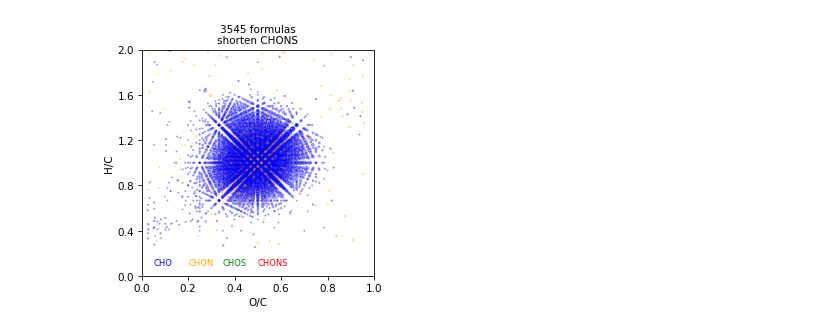
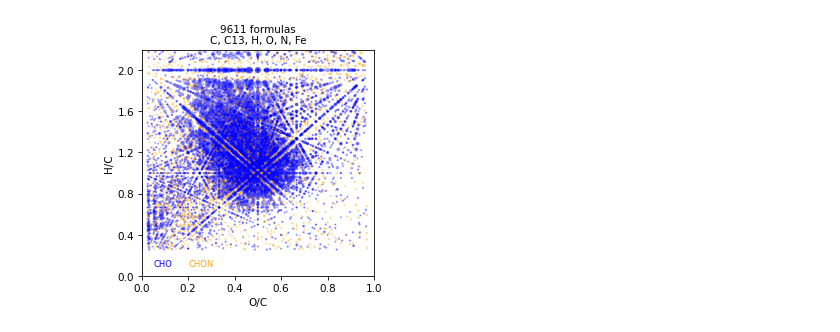
Before and after one commit to NOMspectra/NOMspectra, a Jupyter notebook: generate_brutto_example.ipynb, the cells around one changed output. Saved outputs shown, nothing was run; the diff lists cells and outputs as text; code cells hidden in the pictures.

```diff
--- a/generate_brutto_example.ipynb
+++ b/generate_brutto_example.ipynb
@@ -23,2 +33,3 @@ vk.draw_scatter(ax=ax)
 # %%
-gdf = brutto_gen(elems={'C':(1,40),'H':(0,100),'O':(0,40),'N':(0,2), 'S':(0,1)})
+gdf = brutto_gen(elems={'C':(1,40),'C_13':(0,10),'H':(0,100), 'O':(0,40),'N':(0,2), 'Fe':(0,2)})
+gdf
@@ -25,13 +50,12 @@ gdf = brutto_gen(elems={'C':(1,40),'H':(0,100),'O':(0,40),'N':(0,2), 'S':(0,1)})
 # %%
 spec = MassSpectrum().load(filename="data/fa.csv",
                             mapper={'m/z':'mass', 'I':'I'},
                             take_columns=['mass','I'],
                             sep=',',
                             treshold=50
                             )
-spec = spec.assign(generated_bruttos_table=gdf, elems='CHON', rel_error=0.5)
-fig, ax = plt.subplots(figsize=(4, 4), dpi=75)
-vk = VanKrevelen(spec.table, name='shorten CHONS')
-vk.draw_scatter(ax=ax)
+spec = spec.assign(generated_bruttos_table=gdf)
+vk = VanKrevelen(spec.table, name='C, C13, H, O, N, Fe')
+vk.draw_scatter()
 # %% [output]
-[figure, old version]
+[figure, new version]
```
Also changed, not shown: parts of 7 cells of this notebook, 8 other files.
